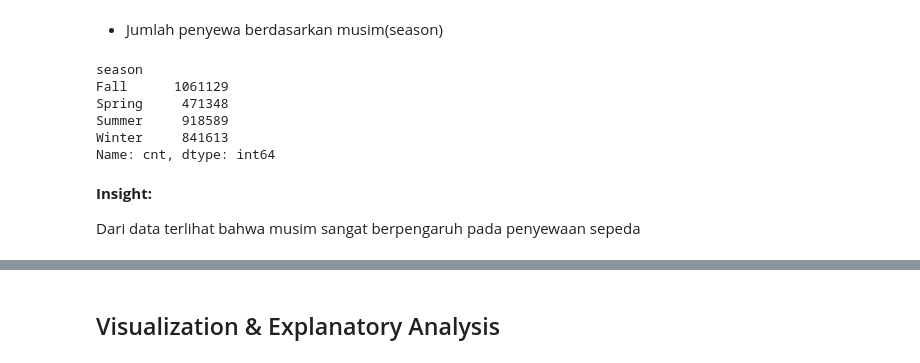
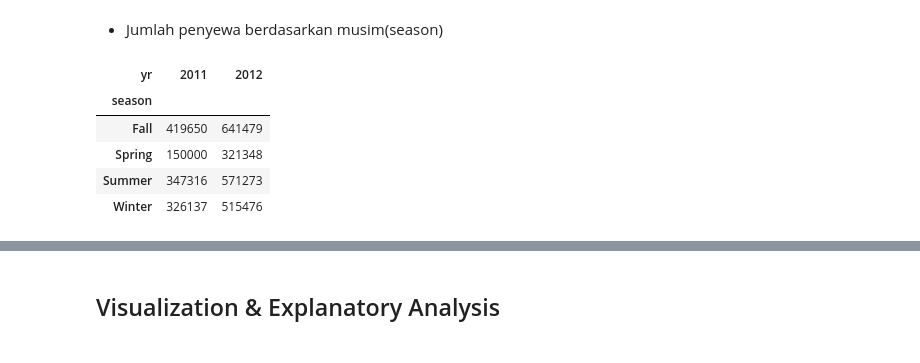
Before and after one commit to saftanafitri/bike-sharing, a Jupyter notebook: notebook.ipynb, the cells around one changed output, grey strips where cells are left out. Cells and saved outputs as stored; diff of their text form; code cells hidden in the pictures.

```diff
--- a/notebook.ipynb
+++ b/notebook.ipynb
@@ -374,16 +374,12 @@ waktu yang masuk dalam cluster high adalah pukul **8, 12, 13, 15, 16, 17, 18, 19
 # %% [markdown]
 - Jumlah penyewa berdasarkan musim(season)
 # %%
-rent_by_season = hour_df.groupby("season")["cnt"].sum()
+rent_by_season = hour_df.groupby(["season", "yr"])["cnt"].sum().unstack()
 rent_by_season
 # %% [output]
-season
-Fall      1061129
-Spring     471348
-Summer     918589
-Winter     841613
-Name: cnt, dtype: int64
+| yr | 2011 | 2012 |
+| season |  |  |
+| Fall | 419650 | 641479 |
+| Spring | 150000 | 321348 |
+| Summer | 347316 | 571273 |
+| Winter | 326137 | 515476 |
-# %% [markdown]
-**Insight:**
-
-Dari data terlihat bahwa musim sangat berpengaruh pada penyewaan sepeda
```
Also changed, not shown: parts of 23 cells of this notebook.
